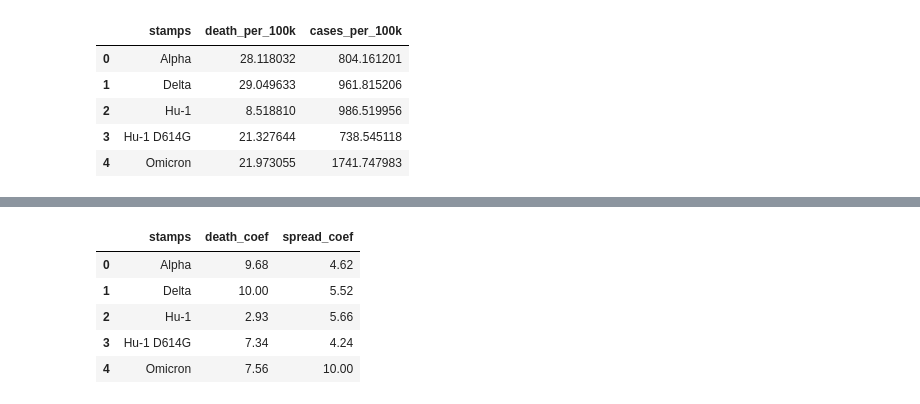
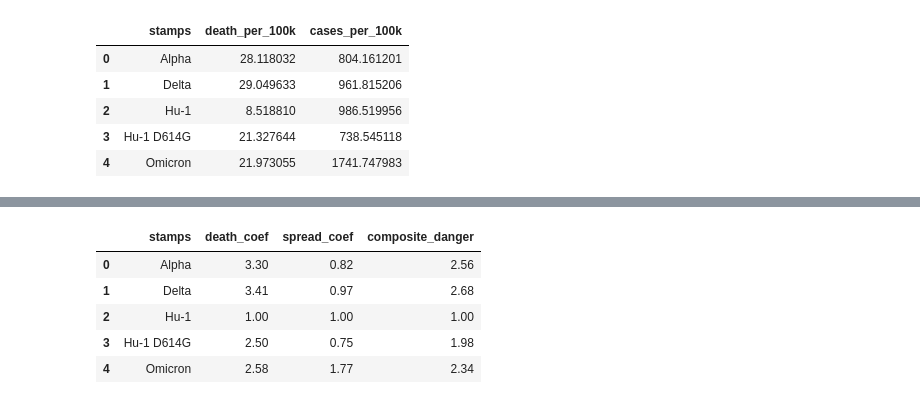
Before and after one commit to JesseHeisenberg/covid_19_statistic, a Jupyter notebook: main (2).ipynb, the cells around one changed output, grey strips where cells are left out. Drawn from its saved outputs; the diff is of its cells as text; code cells hidden in the pictures.

Commit message:
Пересчет показателей штаммов

```diff
--- a/main (2).ipynb
+++ b/main (2).ipynb
@@ -722,0 +688,23 @@ stamps_info
+# %%
+# За базовое значение берем штамм HU-1
+hu1_death = stamps_info[stamps_info['stamps'] == 'Hu-1']['death_per_100k'].iloc[0]
+hu1_cases = stamps_info[stamps_info['stamps'] == 'Hu-1']['cases_per_100k'].iloc[0]
+
+# Летальность (CFR)
+stamps_info['cfr_percent'] = (stamps_info['death_per_100k'] / stamps_info['cases_per_100k']) * 100
+hu1_cfr = stamps_info[stamps_info['stamps'] == 'Hu-1']['cfr_percent'].iloc[0]
+stamps_info['cfr_coef'] = stamps_info['cfr_percent'] / hu1_cfr
+
+# Коэффициенты смертности и распространения
+stamps_info['death_coef'] = stamps_info['death_per_100k'] / hu1_death
+stamps_info['spread_coef'] = stamps_info['cases_per_100k'] / hu1_cases
+
+# Показатель опасности = death_coef * 0.7 + spread_coef * 0.3
+stamps_info['composite_danger'] = stamps_info['death_coef'] * 0.7 + stamps_info['spread_coef'] * 0.3
+
+# Bruden_coef = death_per_100k * log(cases_per_100k)
+stamps_info['total_burden'] = stamps_info['death_per_100k'] * np.log(stamps_info['cases_per_100k'])
+hu1_burden = stamps_info[stamps_info['stamps'] == 'Hu-1']['total_burden'].iloc[0]
+stamps_info['burden_coef'] = stamps_info['total_burden'] / hu1_burden
+
+stamps_info
@@ -723,12 +718,12 @@ stamps_info
 # %%
-stamps_info[['stamps', 'death_coef', 'spread_coef']].round(2)
+stamps_info[['stamps', 'death_coef', 'spread_coef', 'composite_danger']].round(2)
 # %% [output]
-|  | stamps | death_coef | spread_coef |
-| 0 | Alpha | 9.68 | 4.62 |
-| 1 | Delta | 10.00 | 5.52 |
-| 2 | Hu-1 | 2.93 | 5.66 |
-| 3 | Hu-1 D614G | 7.34 | 4.24 |
-| 4 | Omicron | 7.56 | 10.00 |
+|  | stamps | death_coef | spread_coef | composite_danger |
+| 0 | Alpha | 3.30 | 0.82 | 2.56 |
+| 1 | Delta | 3.41 | 0.97 | 2.68 |
+| 2 | Hu-1 | 1.00 | 1.00 | 1.00 |
+| 3 | Hu-1 D614G | 2.50 | 0.75 | 1.98 |
+| 4 | Omicron | 2.58 | 1.77 | 2.34 |
 # %%
 real_mutation_impact = {
     'Alpha': {
```
Also changed, not shown: parts of 2 cells of this notebook.
